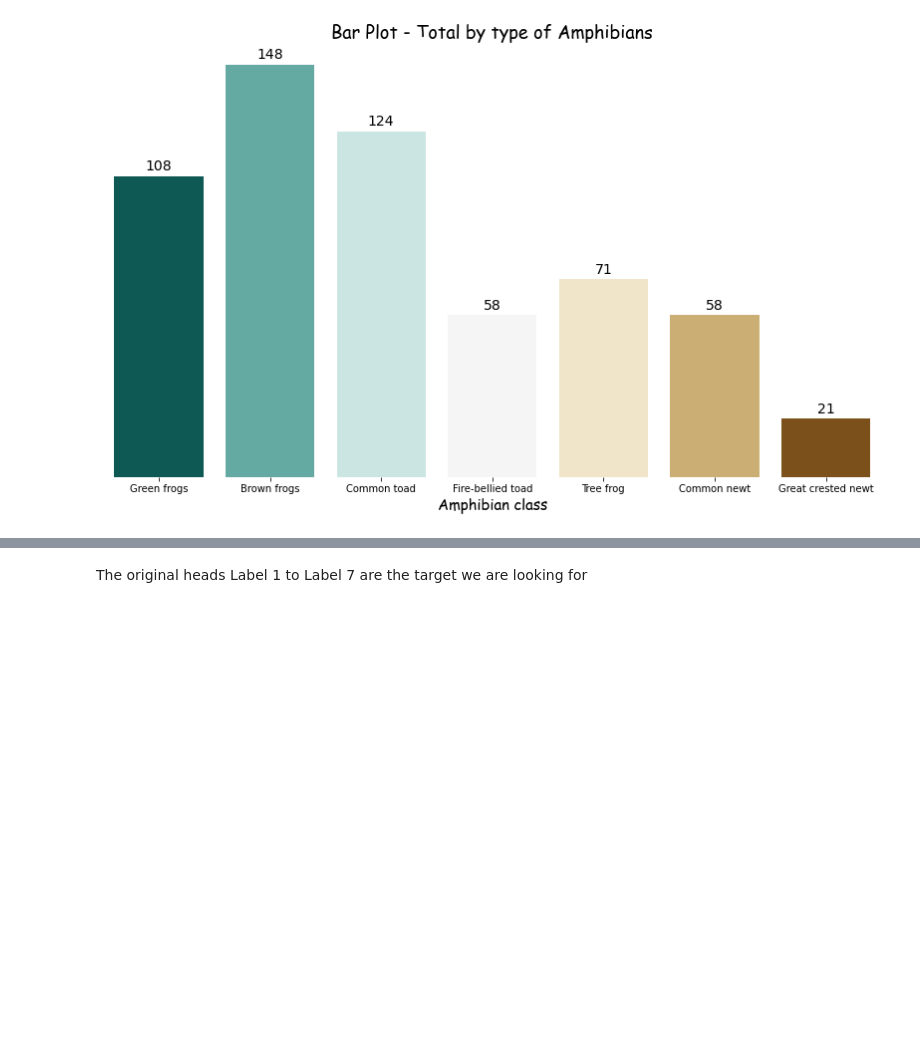
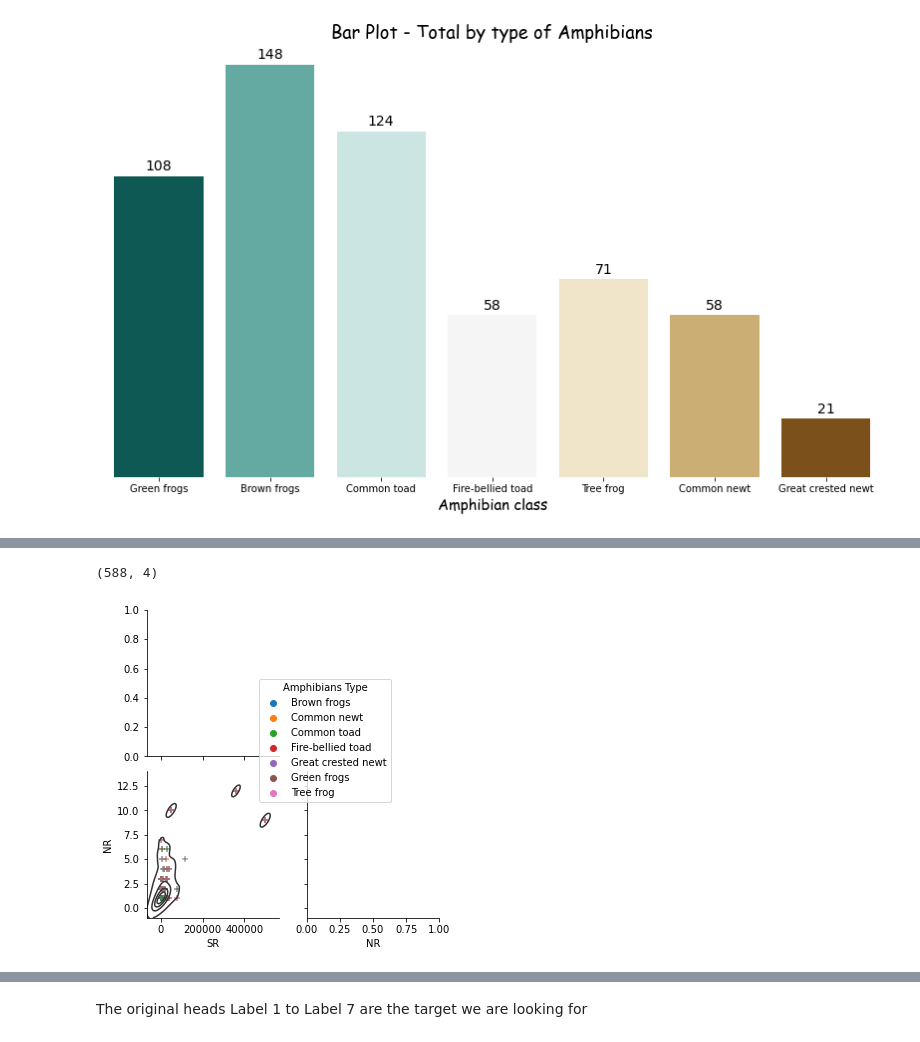
Before and after one commit to Renata-Thomazelli/amphibians, a Jupyter notebook: amphibians-Copy1.ipynb, the cells around one changed output, grey strips where cells are left out. Saved outputs shown, nothing was run; the diff lists cells and outputs as text; code cells hidden in the pictures; blank space fills up the shorter version.

Commit message:
building the charts

```diff
--- a/amphibians-Copy1.ipynb
+++ b/amphibians-Copy1.ipynb
@@ -446,3 +447,16 @@ plt.savefig("charts/Bar Plot by type of Amphibians.png",transparent = False,face
 plt.show()
 # %% [output]
 [figure]
+# %%
+stacking_df_tranf_heads1 = (
+        df_tranf_heads1[['SR','NR','Brown frogs', 'Common newt', 'Common toad', 'Fire-bellied toad',
+       'Great crested newt', 'Green frogs', 'Tree frog']]
+        .set_index(['SR','NR'])
+        .replace(0,np.nan) # replacing yhe no presence of amphibians type with nan value
+        .stack() #stacking the labels of amphibians classes
+        .reset_index(name='The Presence') #renaming the new column
+        .rename(columns={'level_2':'Amphibians Type'}) #renaming the columns of amphibians
+
+
+    )
+stacking_df_tranf_heads1
@@ -448,0 +477,19 @@ plt.show()
+# %%
+stacking_df_tranf_heads1.shape
+# %% [output]
+(588, 4)
+# %%
+#This particular messy dataset contains variable values as column names. We will need to
+#transpose these column names into column values. In this recipe, we use the stack method
+#to restructure our DataFrame into tidy form.
+
+
+
+g = sns.PairGrid(stacking_df_tranf_heads1[['SR','NR',"Amphibians Type"]],hue="Amphibians Type", corner=True)
+g.map_lower(sns.kdeplot, hue=None, levels=5, color=".2")
+g.map_lower(sns.scatterplot, marker="+")
+#g.map_diag(sns.histplot, element="step", linewidth=0, kde=True)
+g.add_legend(frameon=True)
+g.legend.set_bbox_to_anchor((.61, .6))
+# %% [output]
+[figure, added]
```
Also changed, not shown: parts of 23 cells of this notebook.
